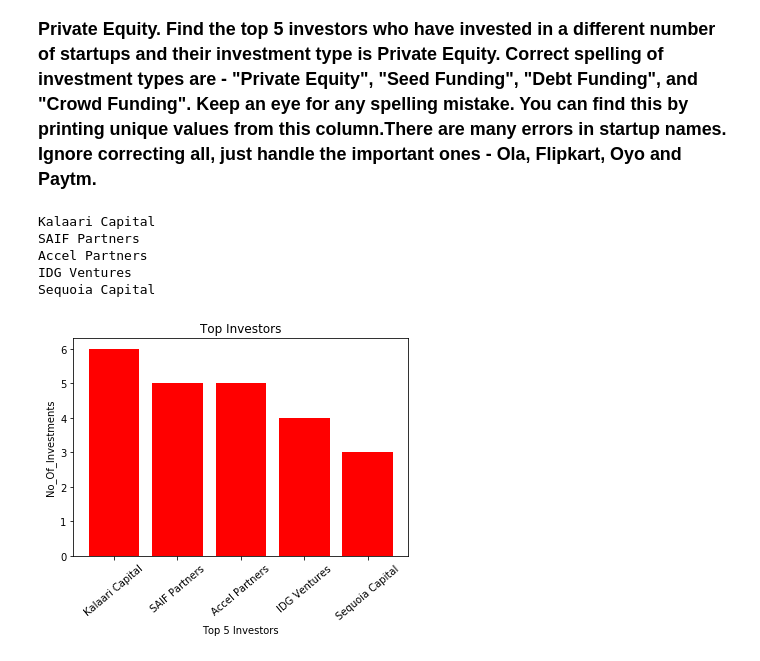
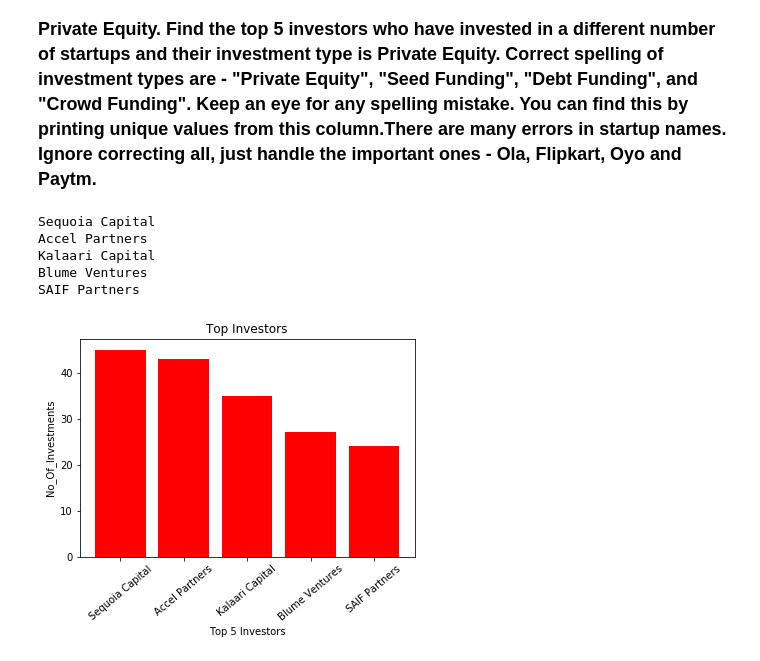
Before and after one commit to ankit-aggarwal667/CASE-STUDY-2-PROJECT, a Jupyter notebook: CASE STUDY 2 PROJECT.ipynb, the cells around one changed output. Drawn from its saved outputs; the diff is of its cells as text; code cells hidden in the pictures.

```diff
--- a/CASE STUDY 2 PROJECT.ipynb
+++ b/CASE STUDY 2 PROJECT.ipynb
@@ -301,6 +301,7 @@ df.InvestorsName.replace('Undisclosed Investors','',inplace=True)
 df.StartupName.replace(np.nan,'',inplace=True)
 df.InvestorsName.replace(np.nan,'',inplace=True)
 ef=df[(df['InvestmentType']=='Private Equity')]
+val=df.StartupName.value_counts()
 totstartup=val.index
 for i in totstartup:
     if i!='':
@@ -321,34 +322,34 @@ for i in totstartup:
 
 for i in allinvestors:
     for j in i:
         if j in finalinvestorsdict:
             finalinvestorsdict[j]+=1
         else:
             finalinvestorsdict[j]=1
 
 for i in range(5):
     maxi=-99999
     for i in finalinvestorsdict:
         if i!='':
             if finalinvestorsdict[i]>maxi:
                 maxi=finalinvestorsdict[i]
                 investor=i
     top_5_investor.append(investor)
     top_5_investments.append(maxi)
     finalinvestorsdict[investor]=-999999999
 
 for i in top_5_investor:
     print(i)
 plt.bar(top_5_investor,top_5_investments,color='red')
 plt.xticks(rotation=40)
 plt.title('Top Investors')
 plt.xlabel('Top 5 Investors')
 plt.ylabel('No_Of_Investments')
 plt.show()
 # %% [output]
+Sequoia Capital
+Accel Partners
 Kalaari Capital
+Blume Ventures
 SAIF Partners
-Accel Partners
-IDG Ventures
-Sequoia Capital
-[figure, old version]
+[figure, new version]
```
